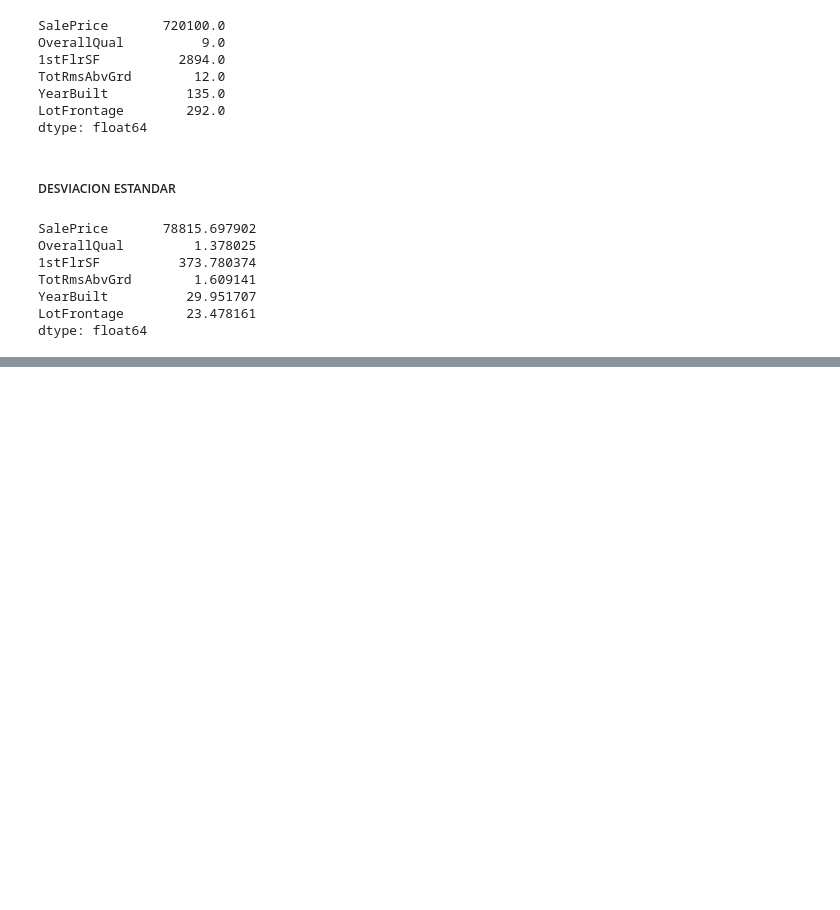
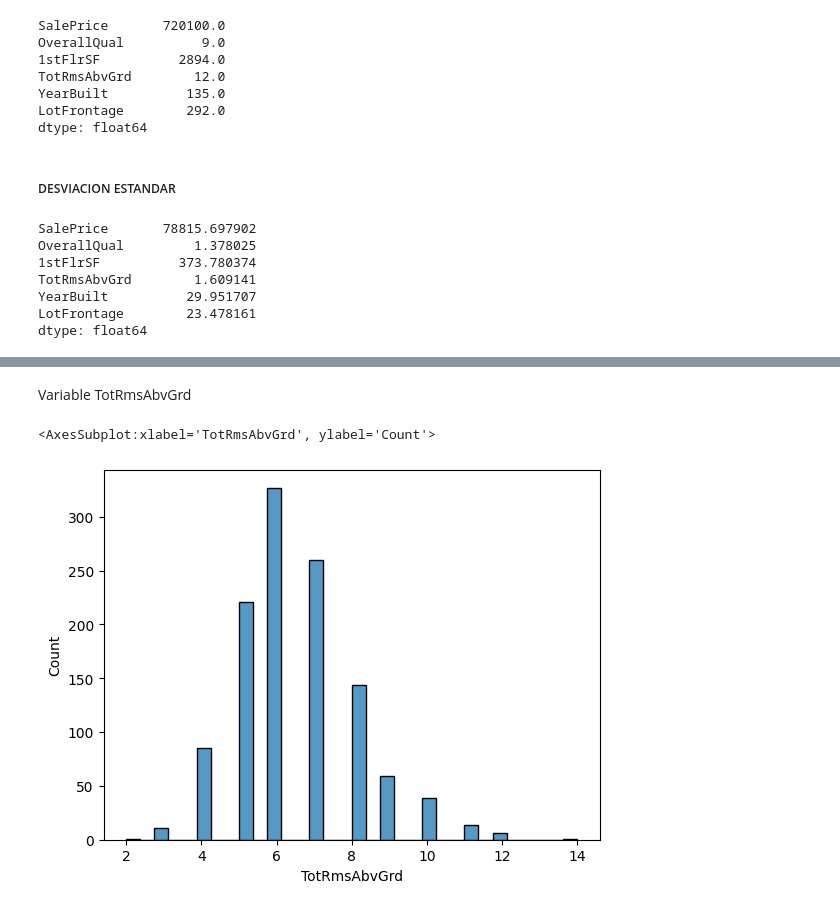
Before and after one commit to herbertreyes13j/proyecto1, a Jupyter notebook: Proyecto1.ipynb, the cells around one changed output, grey strips where cells are left out. Cells and saved outputs as stored; diff of their text form; code cells hidden in the pictures; blank space fills up the shorter version.

```diff
--- a/Proyecto1.ipynb
+++ b/Proyecto1.ipynb
@@ -95,0 +123,7 @@ dtype: float64
+# %% [markdown]
+Variable TotRmsAbvGrd
+# %%
+sb.histplot(data=entrenamiento, x="TotRmsAbvGrd")
+# %% [output]
+<AxesSubplot:xlabel='TotRmsAbvGrd', ylabel='Count'>
+[figure, added]
```
Also changed, not shown: parts of 12 cells of this notebook.
